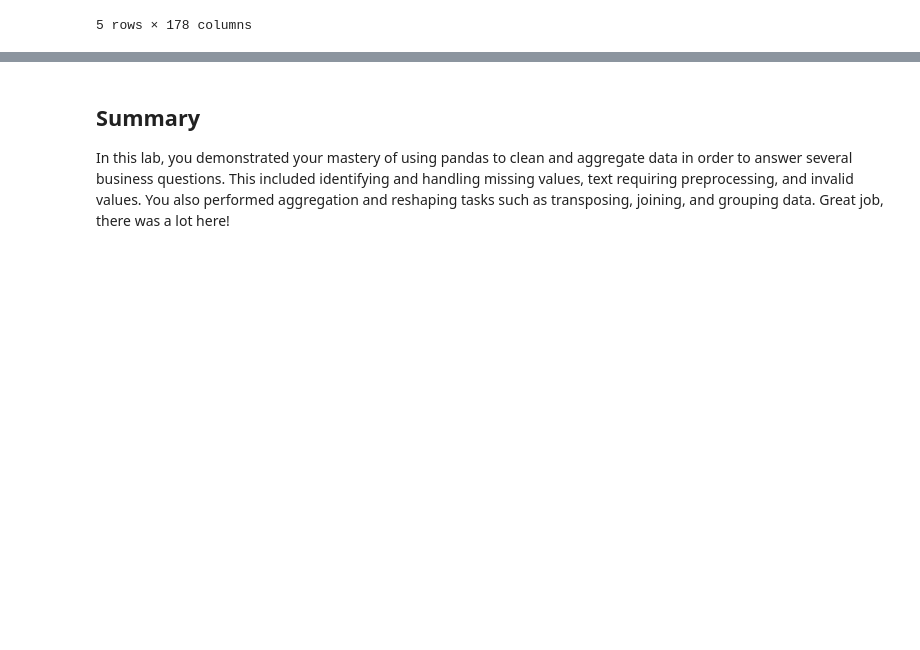
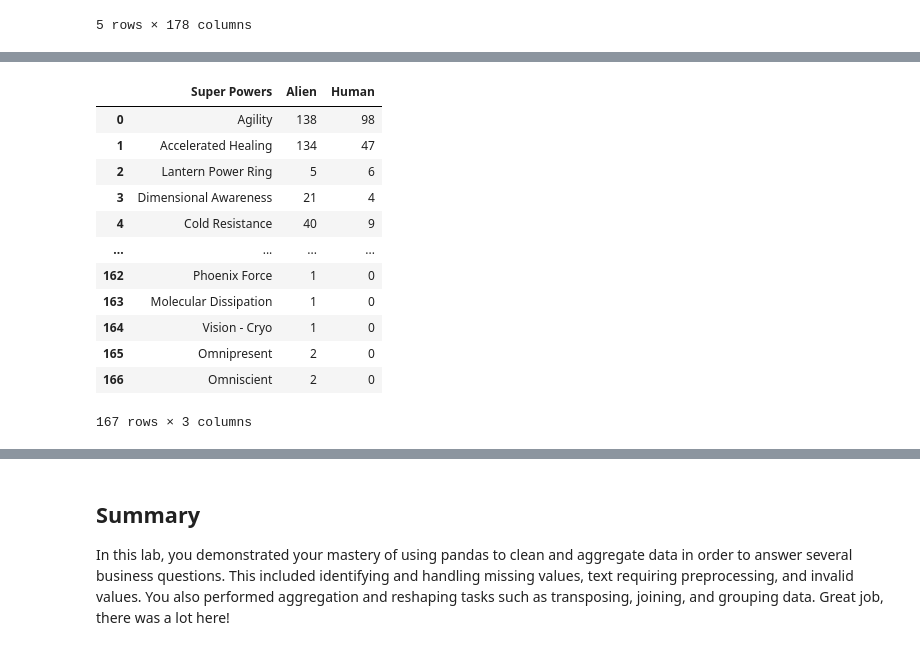
Before and after one commit to joshuaedelstein15/dsc-pandas-data-cleaning-lab, a Jupyter notebook: index.ipynb, the cells around one changed output, grey strips where cells are left out. Drawn from its saved outputs; the diff is of its cells as text; code cells hidden in the pictures; blank space fills up the shorter version.

```diff
--- a/index.ipynb
+++ b/index.ipynb
@@ -892,0 +905,4 @@ TypeError: 'generator' object is not callable
+# %%
+#then group by alien vs human
+question_4_df = question_4_df.groupby('Race').sum()
+question_4_df
@@ -892,0 +937,21 @@ TypeError: 'generator' object is not callable
+# %%
+# Also, the columns don't need a name any more (they
+# automatically got the name "Publisher" from groupby).
+# This is a cosmetic change.
+question_4_df.columns.name = None
+
+question_4_df
+# %% [output]
+|  | Super Powers | Alien | Human |
+| 0 | Agility | 138 | 98 |
+| 1 | Accelerated Healing | 134 | 47 |
+| 2 | Lantern Power Ring | 5 | 6 |
+| 3 | Dimensional Awareness | 21 | 4 |
+| 4 | Cold Resistance | 40 | 9 |
+| ... | ... | ... | ... |
+| 162 | Phoenix Force | 1 | 0 |
+| 163 | Molecular Dissipation | 1 | 0 |
+| 164 | Vision - Cryo | 1 | 0 |
+| 165 | Omnipresent | 2 | 0 |
+| 166 | Omniscient | 2 | 0 |
+167 rows × 3 columns
```
Also changed, not shown: parts of 16 cells of this notebook.
